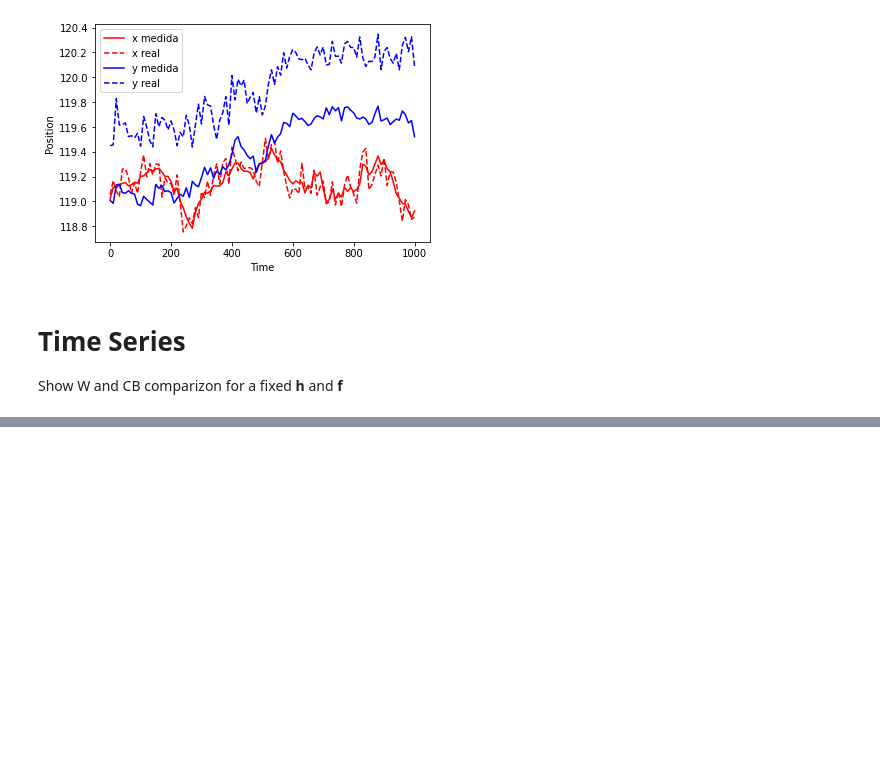
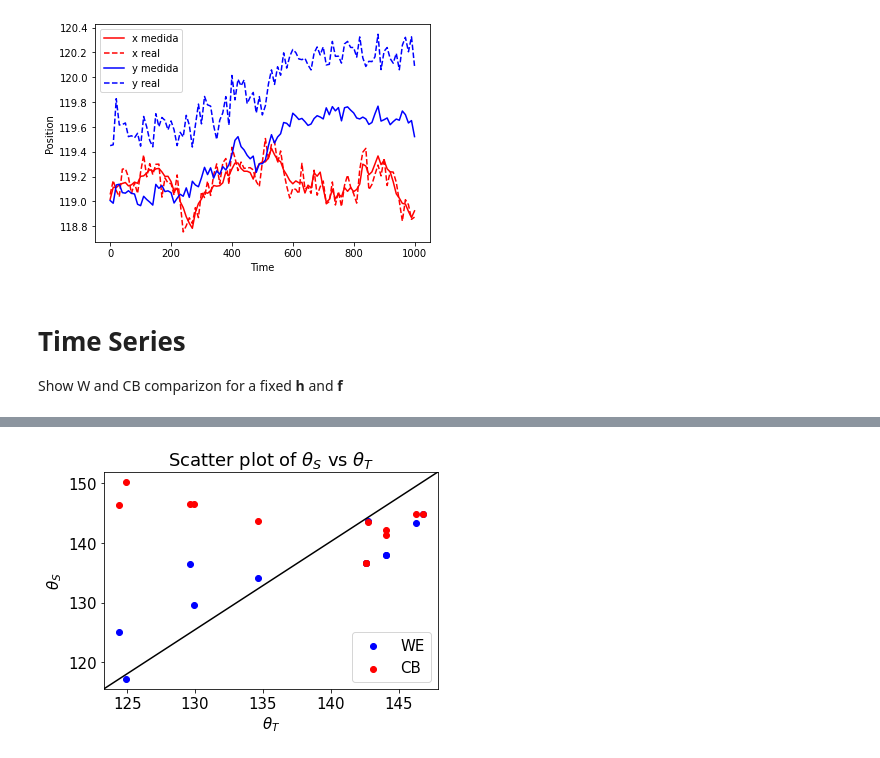
Before and after one commit to bboattini/active_drop_C, a Jupyter notebook: data_processings.ipynb, the cells around one changed output, grey strips where cells are left out. Drawn from its saved outputs; the diff is of its cells as text; code cells hidden in the pictures; blank space fills up the shorter version.

```diff
--- a/data_processings.ipynb
+++ b/data_processings.ipynb
@@ -177,0 +255,46 @@ Esses são as frações de óleo possiveis:
+# %%
+'''
+É nescessário rodar a celula anterior para todas
+as configurações desejadas, para gerar a matriz Angulo
+
+Angulo[i,j] = |h a theta|
+              |         |
+              |         |
+'''
+arquivo= 'est_estaveis'
+
+# Load the data from the file
+a, h, est, E, Th, Phi = np.loadtxt(arquivo, unpack=True)
+
+# Create the dataframe
+T_Angulo_df = pd.DataFrame({'a': a, 'h': h, 'estado_T': est, 'theta_T': Th})
+S_Angulo_df = pd.DataFrame(Angulo, columns=['h', 'a','estado', 'theta_S'])
+
+merged_df = pd.merge(S_Angulo_df, T_Angulo_df, on=['h', 'a'])
+#print(merged_df[["theta_T","theta_S","estado"]])
+
+# Create a color map for the 'estado' column
+colors = {1: 'b', 0: 'r'}  # 1 is mapped to red and 0 is mapped to blue
+
+# Create a scatter plot for estado == 1
+plt.scatter(merged_df['theta_T'][merged_df['estado'] == 1], merged_df['theta_S'][merged_df['estado'] == 1], c='b', label='WE')
+
+# Create a scatter plot for estado == 0
+plt.scatter(merged_df['theta_T'][merged_df['estado'] == 0], merged_df['theta_S'][merged_df['estado'] == 0], c='r', label='CB')
+
+# Add a bisecting line
+plt.plot([0, 1], [0, 1], transform=plt.gca().transAxes, color='black')
+
+# Set the labels and title
+plt.ylabel(r'$\theta_S$')
+plt.xlabel(r'$\theta_T$')
+plt.title(r'Scatter plot of $\theta_S$ vs $\theta_T$')
+plt.legend()
+
+# Save the plot as a jpg file
+plt.savefig('scatter.jpg', format='jpg')
+
+# Show the plot
+plt.show()
+# %% [output]
+[figure, added]
```
Also changed, not shown: parts of 8 cells of this notebook.
